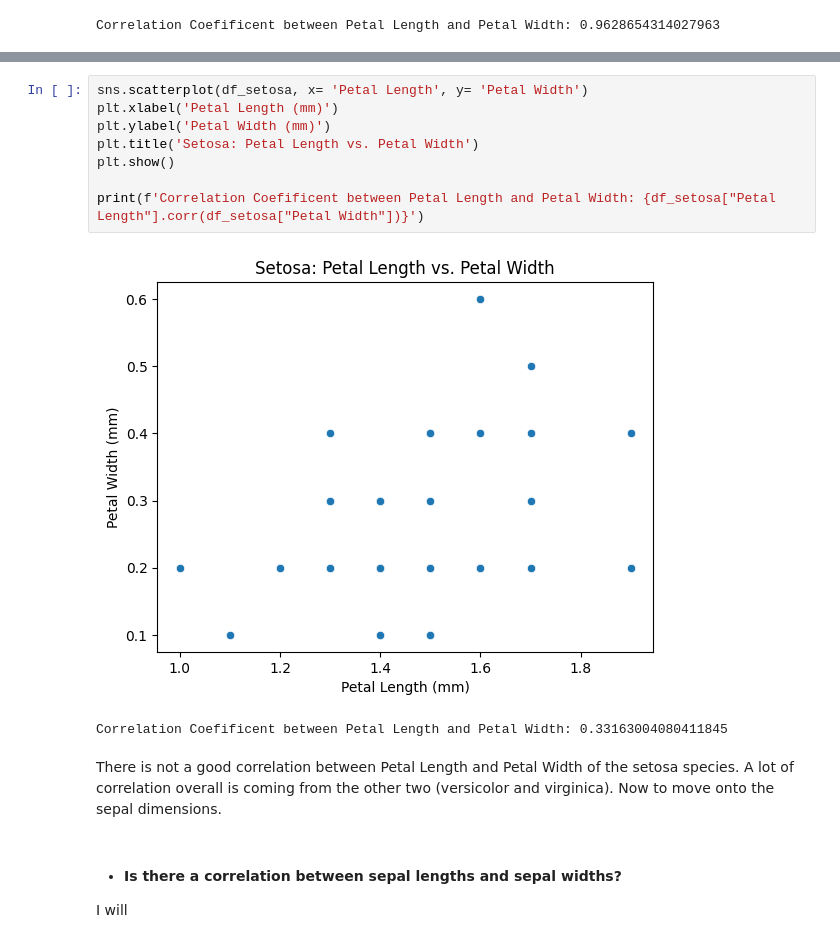
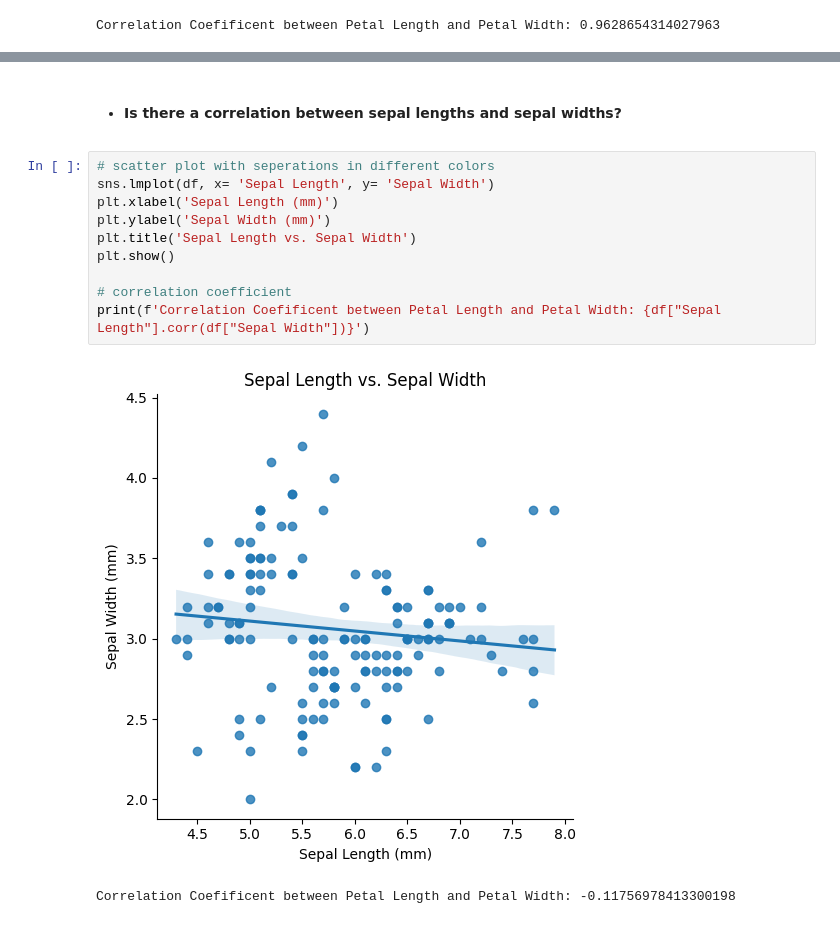
Before and after one commit to Bshell13/datafun-04-jupyter, a Jupyter notebook: shellenberger_eda.ipynb, the cells around one changed output, grey strips where cells are left out. Cells and saved outputs as stored; diff of their text form.

```diff
--- a/shellenberger_eda.ipynb
+++ b/shellenberger_eda.ipynb
@@ -160,16 +158,15 @@ print(df_setosa.head())
+# %% [markdown]
+-  #### Is there a correlation between sepal lengths and sepal widths?
 # %%
-sns.scatterplot(df_setosa, x= 'Petal Length', y= 'Petal Width')
-plt.xlabel('Petal Length (mm)')
-plt.ylabel('Petal Width (mm)')
-plt.title('Setosa: Petal Length vs. Petal Width')
+# scatter plot with seperations in different colors
+sns.lmplot(df, x= 'Sepal Length', y= 'Sepal Width')
+plt.xlabel('Sepal Length (mm)')
+plt.ylabel('Sepal Width (mm)')
+plt.title('Sepal Length vs. Sepal Width')
 plt.show()
 
-print(f'Correlation Coefificent between Petal Length and Petal Width: {df_setosa["Petal Length"].corr(df_setosa["Petal Width"])}')
+# correlation coefficient
+print(f'Correlation Coefificent between Petal Length and Petal Width: {df["Sepal Length"].corr(df["Sepal Width"])}')
 # %% [output]
-[figure, old version]
+[figure, new version]
-Correlation Coefificent between Petal Length and Petal Width: 0.33163004080411845
+Correlation Coefificent between Petal Length and Petal Width: -0.11756978413300198
-# %% [markdown]
-There is not a good correlation between Petal Length and Petal Width of the setosa species. A lot of correlation overall is coming from the other two (versicolor and virginica). Now to move onto the sepal dimensions.
-# %% [markdown]
--  #### Is there a correlation between sepal lengths and sepal widths?
-I will
```
Also changed, not shown: parts of 9 cells of this notebook.
